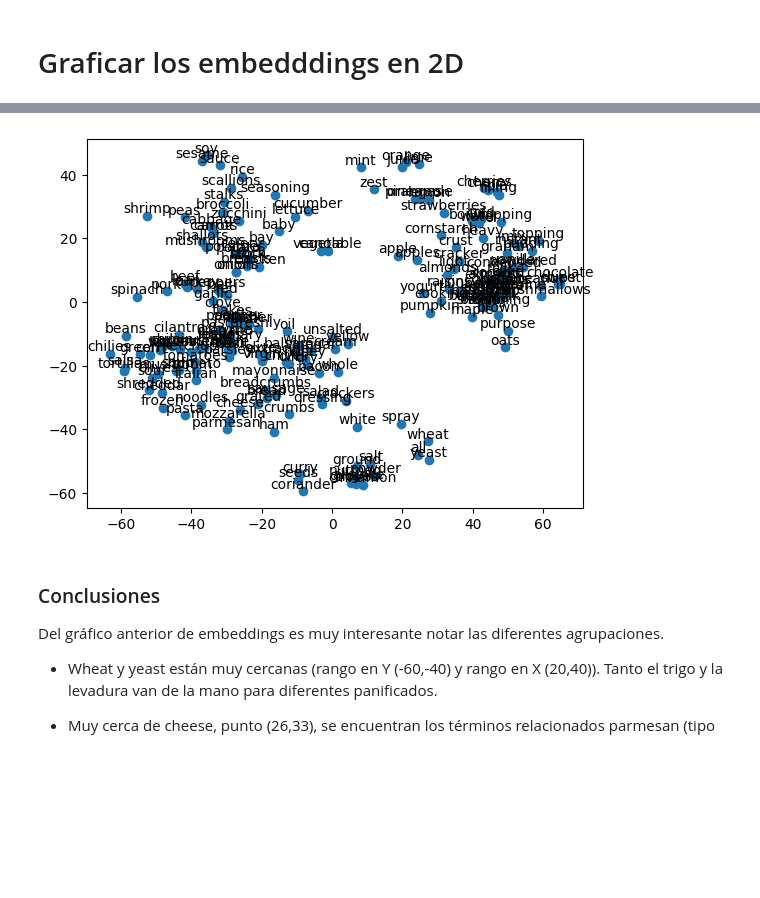
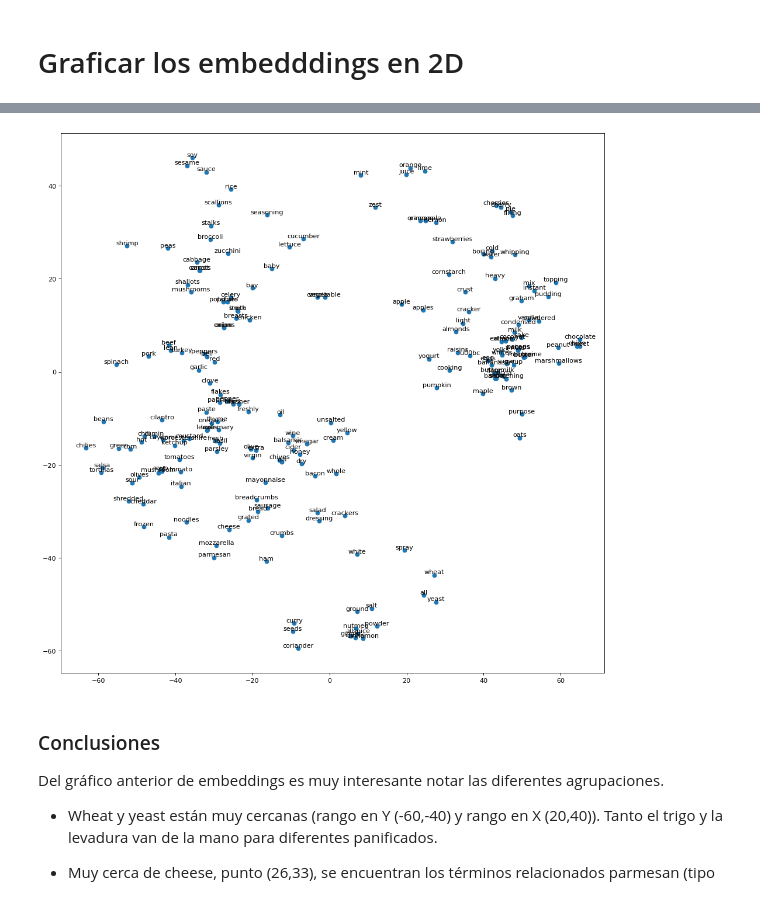
Before and after one commit to anadiedrichs/2023-nlp-tps, a Jupyter notebook: 3b_Custom_embedding_con_Gensim_ingredientes_food.ipynb, the cells around one changed output, grey strips where cells are left out. Saved outputs shown, nothing was run; the diff lists cells and outputs as text; code cells hidden in the pictures; blank space fills up the shorter version.

Commit message:
matplotlib output

```diff
--- a/3b_Custom_embedding_con_Gensim_ingredientes_food.ipynb
+++ b/3b_Custom_embedding_con_Gensim_ingredientes_food.ipynb
@@ -337,23 +337,27 @@ fig.show(renderer="colab") # esto para plotly en colab
 # %% [output]
 [interactive output not drawn]
 # %%
+from matplotlib.pyplot import figure
+
+figure(figsize=(15, 15), dpi=80)
+
 import matplotlib.pyplot as plt
 
 MAX_WORDS=200
 
 x=x_vals[:MAX_WORDS]
 
 y=y_vals[:MAX_WORDS]
 
 text=labels[:MAX_WORDS]
 
 plt.scatter(x,y )
 
 # add labels to all points
 for (xi, yi,t) in zip(x, y,text):
     plt.text(xi, yi, t, va='bottom', ha='center')
 # %% [output]
-[figure, old version]
+[figure, new version]
 # %% [markdown]
 ### Conclusiones
 
```
